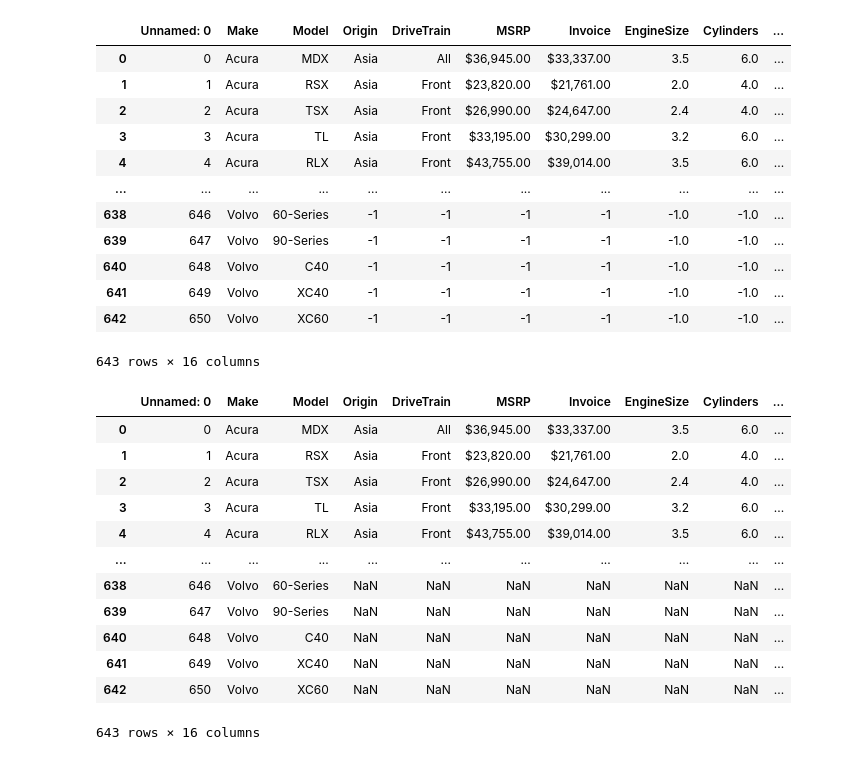
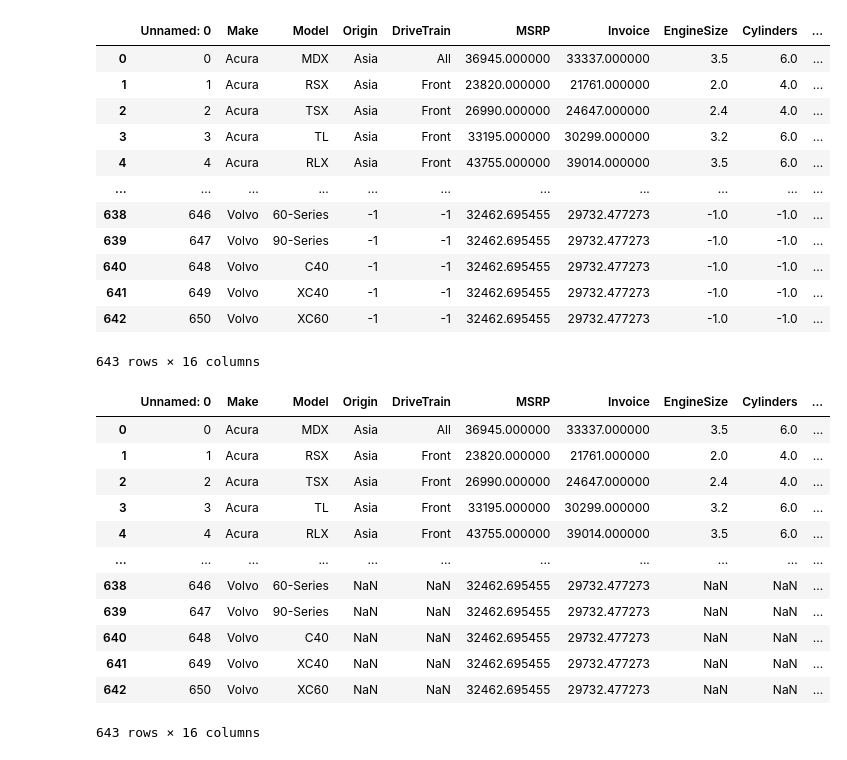
Before and after one commit to AADHIP09/EDA_Project_1_Group_5, a Jupyter notebook: Code/clean_trial.ipynb, the cells around one changed output. Cells and saved outputs as stored; diff of their text form; code cells hidden in the pictures.

```diff
--- a/Code/clean_trial.ipynb
+++ b/Code/clean_trial.ipynb
@@ -41,41 +41,41 @@ value_df
 643 rows × 16 columns
 # %%
 imputer = SimpleImputer(missing_values=-1.0, strategy='mean')
-imputer = imputer.fit(value_df[['Sum']])
+imputer = imputer.fit(value_df[['MSRP','Invoice','Sum']])
 
 imputed_df = value_df.copy()
-imputed_df[['Sum']] = imputer.transform(value_df[['Sum']])
+imputed_df[['MSRP','Invoice','Sum']] = imputer.transform(value_df[['MSRP','Invoice','Sum']])
 imputed_df
 # %% [output]
 |  | Unnamed: 0 | Make | Model | Origin | DriveTrain | MSRP | Invoice | EngineSize | Cylinders | ... |
-| 0 | 0 | Acura | MDX | Asia | All | $36,945.00 | $33,337.00 | 3.5 | 6.0 | ... |
-| 1 | 1 | Acura | RSX | Asia | Front | $23,820.00 | $21,761.00 | 2.0 | 4.0 | ... |
-| 2 | 2 | Acura | TSX | Asia | Front | $26,990.00 | $24,647.00 | 2.4 | 4.0 | ... |
-| 3 | 3 | Acura | TL | Asia | Front | $33,195.00 | $30,299.00 | 3.2 | 6.0 | ... |
-| 4 | 4 | Acura | RLX | Asia | Front | $43,755.00 | $39,014.00 | 3.5 | 6.0 | ... |
+| 0 | 0 | Acura | MDX | Asia | All | 36945.000000 | 33337.000000 | 3.5 | 6.0 | ... |
+| 1 | 1 | Acura | RSX | Asia | Front | 23820.000000 | 21761.000000 | 2.0 | 4.0 | ... |
+| 2 | 2 | Acura | TSX | Asia | Front | 26990.000000 | 24647.000000 | 2.4 | 4.0 | ... |
+| 3 | 3 | Acura | TL | Asia | Front | 33195.000000 | 30299.000000 | 3.2 | 6.0 | ... |
+| 4 | 4 | Acura | RLX | Asia | Front | 43755.000000 | 39014.000000 | 3.5 | 6.0 | ... |
 | ... | ... | ... | ... | ... | ... | ... | ... | ... | ... | ... |
-| 638 | 646 | Volvo | 60-Series | -1 | -1 | -1 | -1 | -1.0 | -1.0 | ... |
-| 639 | 647 | Volvo | 90-Series | -1 | -1 | -1 | -1 | -1.0 | -1.0 | ... |
-| 640 | 648 | Volvo | C40 | -1 | -1 | -1 | -1 | -1.0 | -1.0 | ... |
-| 641 | 649 | Volvo | XC40 | -1 | -1 | -1 | -1 | -1.0 | -1.0 | ... |
-| 642 | 650 | Volvo | XC60 | -1 | -1 | -1 | -1 | -1.0 | -1.0 | ... |
+| 638 | 646 | Volvo | 60-Series | -1 | -1 | 32462.695455 | 29732.477273 | -1.0 | -1.0 | ... |
+| 639 | 647 | Volvo | 90-Series | -1 | -1 | 32462.695455 | 29732.477273 | -1.0 | -1.0 | ... |
+| 640 | 648 | Volvo | C40 | -1 | -1 | 32462.695455 | 29732.477273 | -1.0 | -1.0 | ... |
+| 641 | 649 | Volvo | XC40 | -1 | -1 | 32462.695455 | 29732.477273 | -1.0 | -1.0 | ... |
+| 642 | 650 | Volvo | XC60 | -1 | -1 | 32462.695455 | 29732.477273 | -1.0 | -1.0 | ... |
 643 rows × 16 columns
 # %%
 new_imp_df = imputed_df.replace(to_replace=-1, value=np.NaN)
 new_imp_df
 # %% [output]
 |  | Unnamed: 0 | Make | Model | Origin | DriveTrain | MSRP | Invoice | EngineSize | Cylinders | ... |
-| 0 | 0 | Acura | MDX | Asia | All | $36,945.00 | $33,337.00 | 3.5 | 6.0 | ... |
-| 1 | 1 | Acura | RSX | Asia | Front | $23,820.00 | $21,761.00 | 2.0 | 4.0 | ... |
-| 2 | 2 | Acura | TSX | Asia | Front | $26,990.00 | $24,647.00 | 2.4 | 4.0 | ... |
-| 3 | 3 | Acura | TL | Asia | Front | $33,195.00 | $30,299.00 | 3.2 | 6.0 | ... |
-| 4 | 4 | Acura | RLX | Asia | Front | $43,755.00 | $39,014.00 | 3.5 | 6.0 | ... |
+| 0 | 0 | Acura | MDX | Asia | All | 36945.000000 | 33337.000000 | 3.5 | 6.0 | ... |
+| 1 | 1 | Acura | RSX | Asia | Front | 23820.000000 | 21761.000000 | 2.0 | 4.0 | ... |
+| 2 | 2 | Acura | TSX | Asia | Front | 26990.000000 | 24647.000000 | 2.4 | 4.0 | ... |
+| 3 | 3 | Acura | TL | Asia | Front | 33195.000000 | 30299.000000 | 3.2 | 6.0 | ... |
+| 4 | 4 | Acura | RLX | Asia | Front | 43755.000000 | 39014.000000 | 3.5 | 6.0 | ... |
 | ... | ... | ... | ... | ... | ... | ... | ... | ... | ... | ... |
-| 638 | 646 | Volvo | 60-Series | NaN | NaN | NaN | NaN | NaN | NaN | ... |
-| 639 | 647 | Volvo | 90-Series | NaN | NaN | NaN | NaN | NaN | NaN | ... |
-| 640 | 648 | Volvo | C40 | NaN | NaN | NaN | NaN | NaN | NaN | ... |
-| 641 | 649 | Volvo | XC40 | NaN | NaN | NaN | NaN | NaN | NaN | ... |
-| 642 | 650 | Volvo | XC60 | NaN | NaN | NaN | NaN | NaN | NaN | ... |
+| 638 | 646 | Volvo | 60-Series | NaN | NaN | 32462.695455 | 29732.477273 | NaN | NaN | ... |
+| 639 | 647 | Volvo | 90-Series | NaN | NaN | 32462.695455 | 29732.477273 | NaN | NaN | ... |
+| 640 | 648 | Volvo | C40 | NaN | NaN | 32462.695455 | 29732.477273 | NaN | NaN | ... |
+| 641 | 649 | Volvo | XC40 | NaN | NaN | 32462.695455 | 29732.477273 | NaN | NaN | ... |
+| 642 | 650 | Volvo | XC60 | NaN | NaN | 32462.695455 | 29732.477273 | NaN | NaN | ... |
 643 rows × 16 columns
 # %%
 new_imp_df.to_csv("../csv_data/Imputed_data.csv")
```
Also changed, not shown: parts of 2 cells of this notebook, 5 other files.
